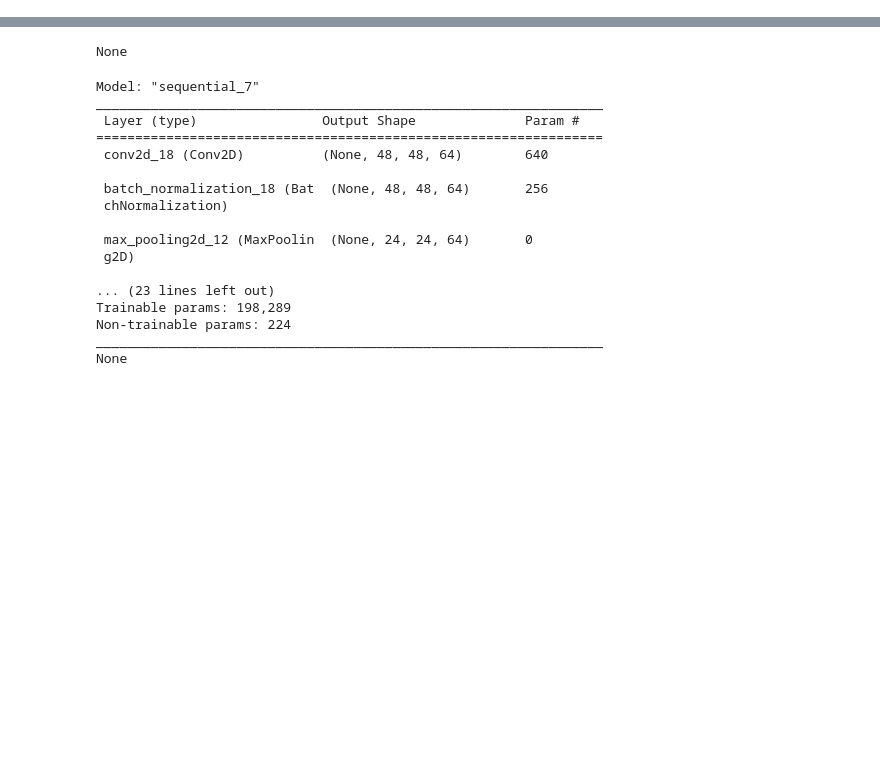
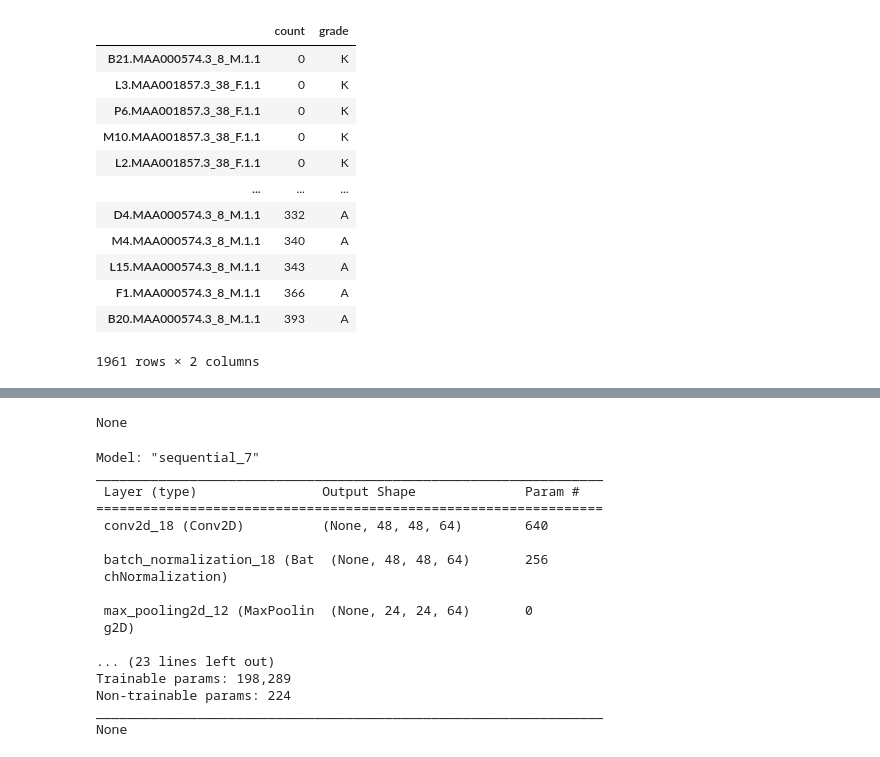
Before and after one commit to Fahim17/inferring-miRNA, a Jupyter notebook: prediction_model.ipynb, the cells around one changed output, grey strips where cells are left out. Drawn from its saved outputs; the diff is of its cells as text; code cells hidden in the pictures; blank space fills up the shorter version.

```diff
--- a/prediction_model.ipynb
+++ b/prediction_model.ipynb
@@ -107,0 +130,16 @@ top_miRNAs
+# %%
+top_miRNAs.sort_values(by='count')
+# %% [output]
+|  | count | grade |
+| B21.MAA000574.3_8_M.1.1 | 0 | K |
+| L3.MAA001857.3_38_F.1.1 | 0 | K |
+| P6.MAA001857.3_38_F.1.1 | 0 | K |
+| M10.MAA001857.3_38_F.1.1 | 0 | K |
+| L2.MAA001857.3_38_F.1.1 | 0 | K |
+| ... | ... | ... |
+| D4.MAA000574.3_8_M.1.1 | 332 | A |
+| M4.MAA000574.3_8_M.1.1 | 340 | A |
+| L15.MAA000574.3_8_M.1.1 | 343 | A |
+| F1.MAA000574.3_8_M.1.1 | 366 | A |
+| B20.MAA000574.3_8_M.1.1 | 393 | A |
+1961 rows × 2 columns
```
Also changed, not shown: parts of 8 cells of this notebook.
